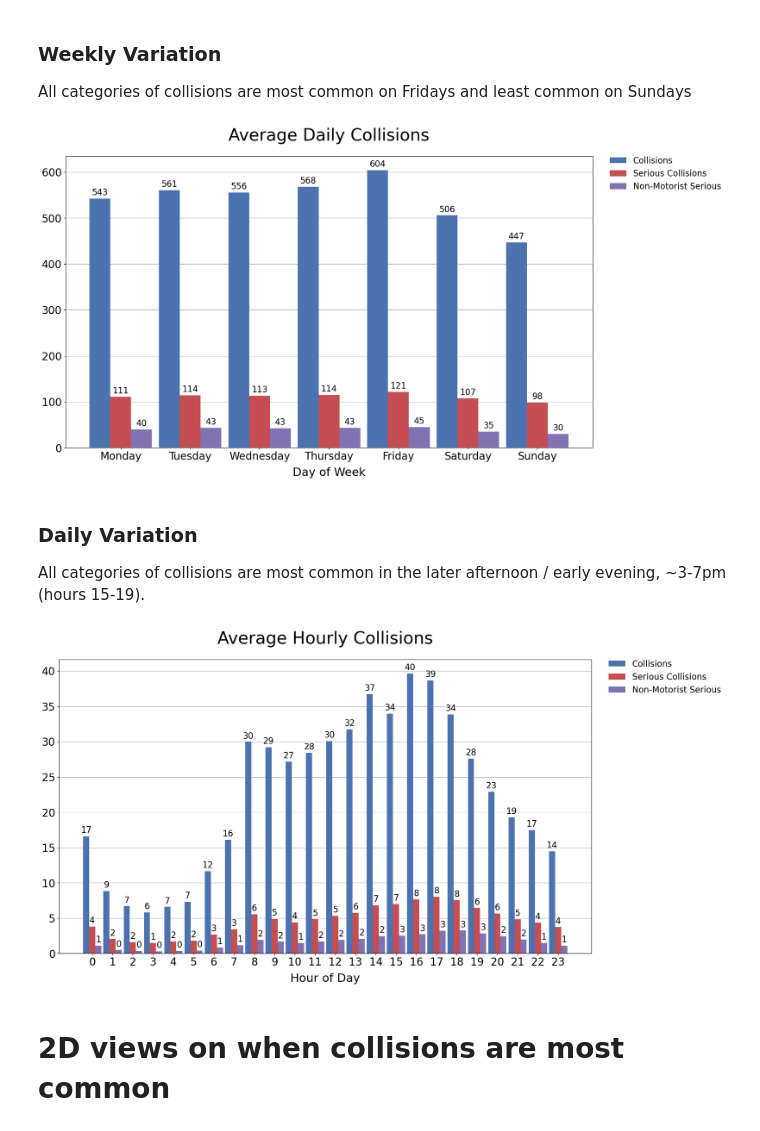
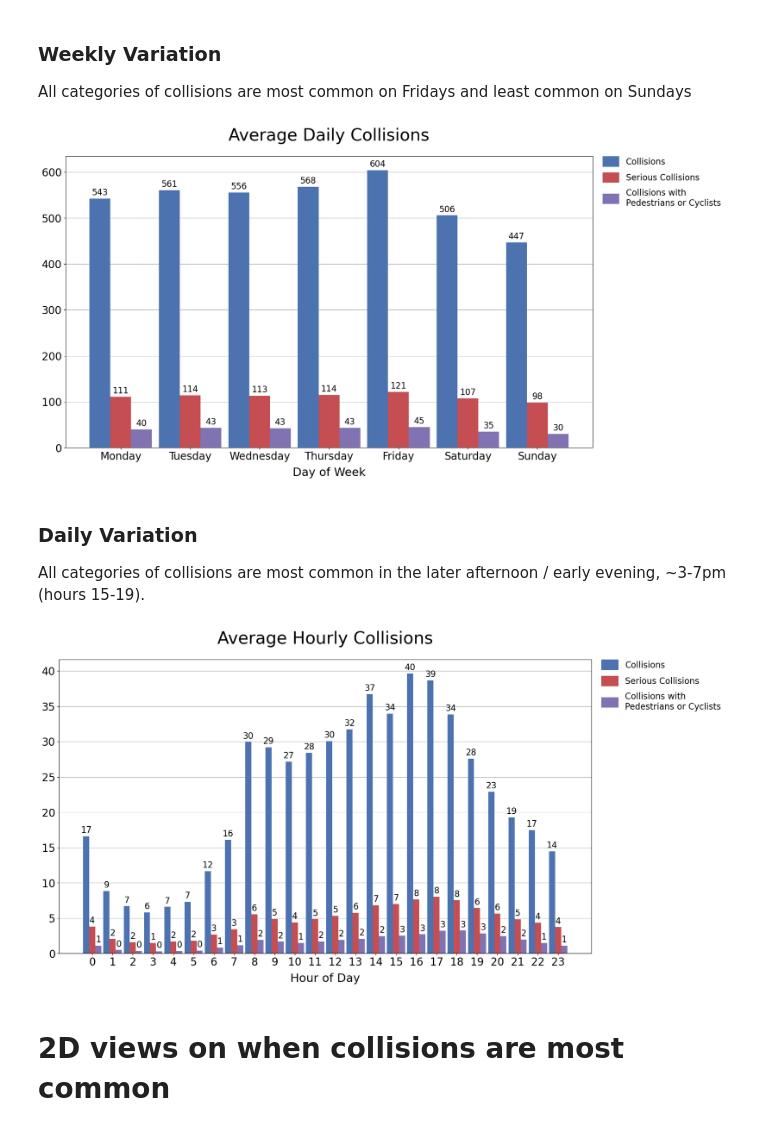
Before and after one commit to ray310/NYC-Vehicle-Collisions, a Jupyter notebook: 2-when-do-collisions-occur.ipynb, the cells around one changed output. Drawn from its saved outputs; the diff is of its cells as text; code cells hidden in the pictures.

```diff
--- a/2-when-do-collisions-occur.ipynb
+++ b/2-when-do-collisions-occur.ipynb
@@ -22,7 +21,7 @@ from src import visualizations as viz
 # Parameters
 # %%
 PROCESSED_CRASH_DATA = "data/processed/crashes.pkl"
-IMG_DIR = "html/when/img"
+IMG_DIR = "website/when/"
 # %% [markdown]
 # Constants
 # %%
@@ -259,21 +267,23 @@ All categories of collisions are most common on Fridays and least common on Sund
 # %%
 day_groupby = make_collision_groupby(
     crashes, crashes["datetime"].dt.dayofweek, total_weeks
 )
 day_groupby.index = day_groupby.index.map(DAY_OF_WEEK_MAP)
 day_labels = {
     "title": "Average Daily Collisions",
     "y_label": "",
     "x_label": "Day of Week",
 }
+groups = ["Collisions", "Serious Collisions", "Collisions with \nPedestrians or Cyclists"]
 viz.make_grouped_bar_chart(
     day_groupby,
     **day_labels,
+    legend_labels=groups,
     colors=viz.CYCLE_COLORS,
-    save=os.path.join(IMG_DIR, "weekly.png"),
+    save=os.path.join(IMG_DIR, "1D", "weekly.png"),
 )
 # %% [output]
-[figure, old version]
+[figure, new version]
 # %% [markdown]
 ### Daily Variation
 
@@ -285,14 +295,16 @@ hour_labels = {
     "y_label": "",
     "x_label": "Hour of Day",
 }
+groups = ["Collisions", "Serious Collisions", "Collisions with \nPedestrians or Cyclists"]
 viz.make_grouped_bar_chart(
     hour_groupby,
     **hour_labels,
+    legend_labels=groups,
     colors=viz.CYCLE_COLORS,
-    save=os.path.join(IMG_DIR, "hourly.png"),
+    save=os.path.join(IMG_DIR, "1D", "hourly.png"),
 )
 # %% [output]
-[figure, old version]
+[figure, new version]
 # %% [markdown]
 # 2D views on when collisions are most common
 # %% [markdown]
```
Also changed, not shown: parts of 17 cells of this notebook.
